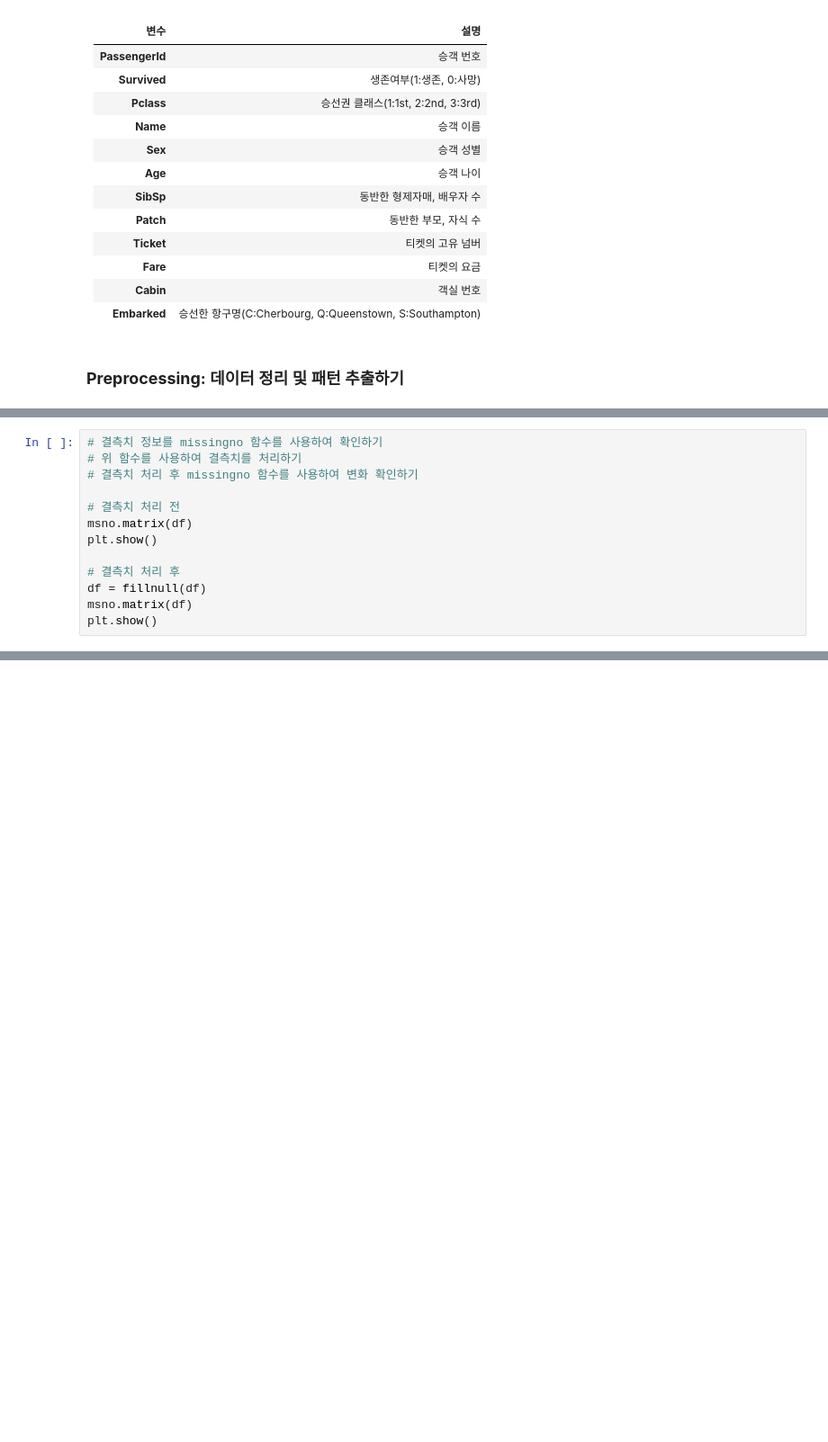
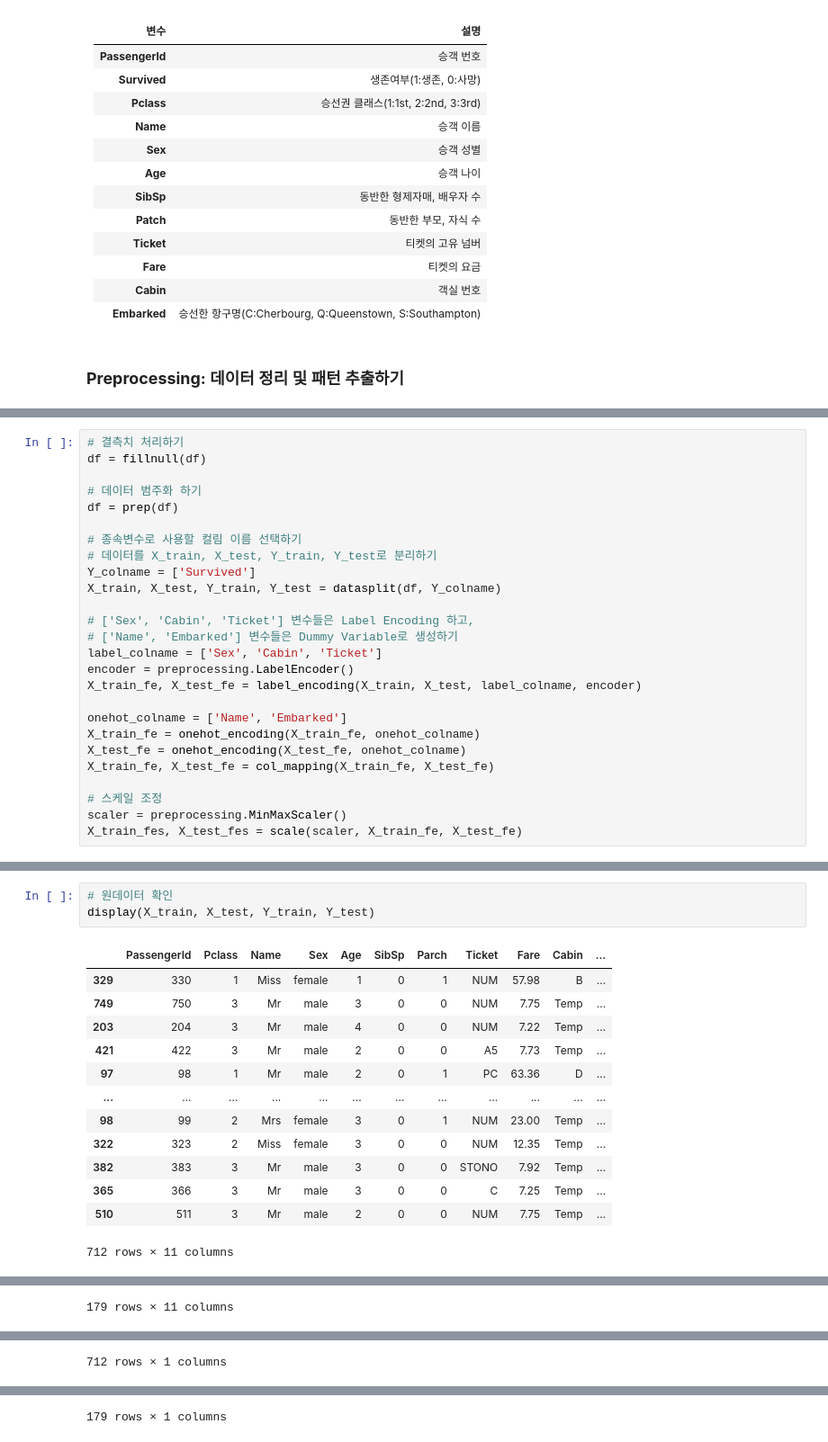
Before and after one commit to myeong-su-choi/financial-ai, a Jupyter notebook: notebooks/2. DataAnalysis_SupervisedClassification.ipynb, the cells around one changed output, grey strips where cells are left out. Shown: that part at 90% size. Saved outputs shown, nothing was run; the diff lists cells and outputs as text; blank space fills up the shorter version.

```diff
--- a/notebooks/2. DataAnalysis_SupervisedClassification.ipynb
+++ b/notebooks/2. DataAnalysis_SupervisedClassification.ipynb
@@ -90,14 +180,27 @@ def fillnull(df):
 # %%
-# 결측치 정보를 missingno 함수를 사용하여 확인하기
-# 위 함수를 사용하여 결측치를 처리하기
-# 결측치 처리 후 missingno 함수를 사용하여 변화 확인하기
+# 결측치 처리하기
+df = fillnull(df)
 
-# 결측치 처리 전
-msno.matrix(df)
-plt.show()
+# 데이터 범주화 하기
+df = prep(df)
 
-# 결측치 처리 후
-df = fillnull(df)
-msno.matrix(df)
-plt.show()
+# 종속변수로 사용할 컬림 이름 선택하기
+# 데이터를 X_train, X_test, Y_train, Y_test로 분리하기
+Y_colname = ['Survived']
+X_train, X_test, Y_train, Y_test = datasplit(df, Y_colname)
+
+# ['Sex', 'Cabin', 'Ticket'] 변수들은 Label Encoding 하고,
+# ['Name', 'Embarked'] 변수들은 Dummy Variable로 생성하기
+label_colname = ['Sex', 'Cabin', 'Ticket']
+encoder = preprocessing.LabelEncoder()
+X_train_fe, X_test_fe = label_encoding(X_train, X_test, label_colname, encoder)
+
+onehot_colname = ['Name', 'Embarked']
+X_train_fe = onehot_encoding(X_train_fe, onehot_colname)
+X_test_fe = onehot_encoding(X_test_fe, onehot_colname)
+X_train_fe, X_test_fe = col_mapping(X_train_fe, X_test_fe)
+
+# 스케일 조정
+scaler = preprocessing.MinMaxScaler()
+X_train_fes, X_test_fes = scale(scaler, X_train_fe, X_test_fe)
 # %% [output]
@@ -166,0 +209,17 @@ display(df.describe(include='all'))
+# %%
+# 원데이터 확인
+display(X_train, X_test, Y_train, Y_test)
+# %% [output]
+|  | PassengerId | Pclass | Name | Sex | Age | SibSp | Parch | Ticket | Fare | Cabin | ... |
+| 329 | 330 | 1 | Miss | female | 1 | 0 | 1 | NUM | 57.98 | B | ... |
+| 749 | 750 | 3 | Mr | male | 3 | 0 | 0 | NUM | 7.75 | Temp | ... |
+| 203 | 204 | 3 | Mr | male | 4 | 0 | 0 | NUM | 7.22 | Temp | ... |
+| 421 | 422 | 3 | Mr | male | 2 | 0 | 0 | A5 | 7.73 | Temp | ... |
+| 97 | 98 | 1 | Mr | male | 2 | 0 | 1 | PC | 63.36 | D | ... |
+| ... | ... | ... | ... | ... | ... | ... | ... | ... | ... | ... | ... |
+| 98 | 99 | 2 | Mrs | female | 3 | 0 | 1 | NUM | 23.00 | Temp | ... |
+| 322 | 323 | 2 | Miss | female | 3 | 0 | 0 | NUM | 12.35 | Temp | ... |
+| 382 | 383 | 3 | Mr | male | 3 | 0 | 0 | STONO | 7.92 | Temp | ... |
+| 365 | 366 | 3 | Mr | male | 3 | 0 | 0 | C | 7.25 | Temp | ... |
+| 510 | 511 | 3 | Mr | male | 2 | 0 | 0 | NUM | 7.75 | Temp | ... |
+712 rows × 11 columns
@@ -166,0 +238 @@ display(df.describe(include='all'))
+179 rows × 11 columns
@@ -166,0 +251 @@ display(df.describe(include='all'))
+712 rows × 1 columns
@@ -166,0 +264 @@ display(df.describe(include='all'))
+179 rows × 1 columns
```
Also changed, not shown: parts of 13 cells of this notebook, 3 other files.
